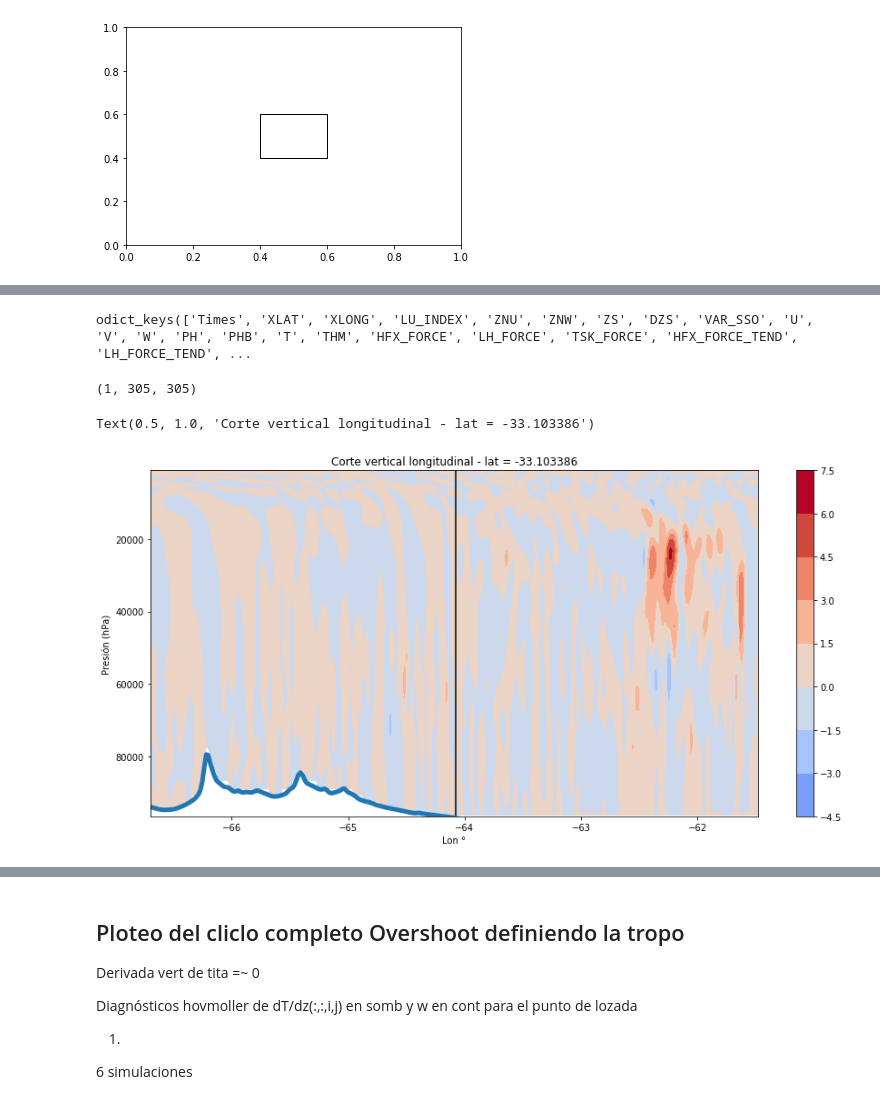
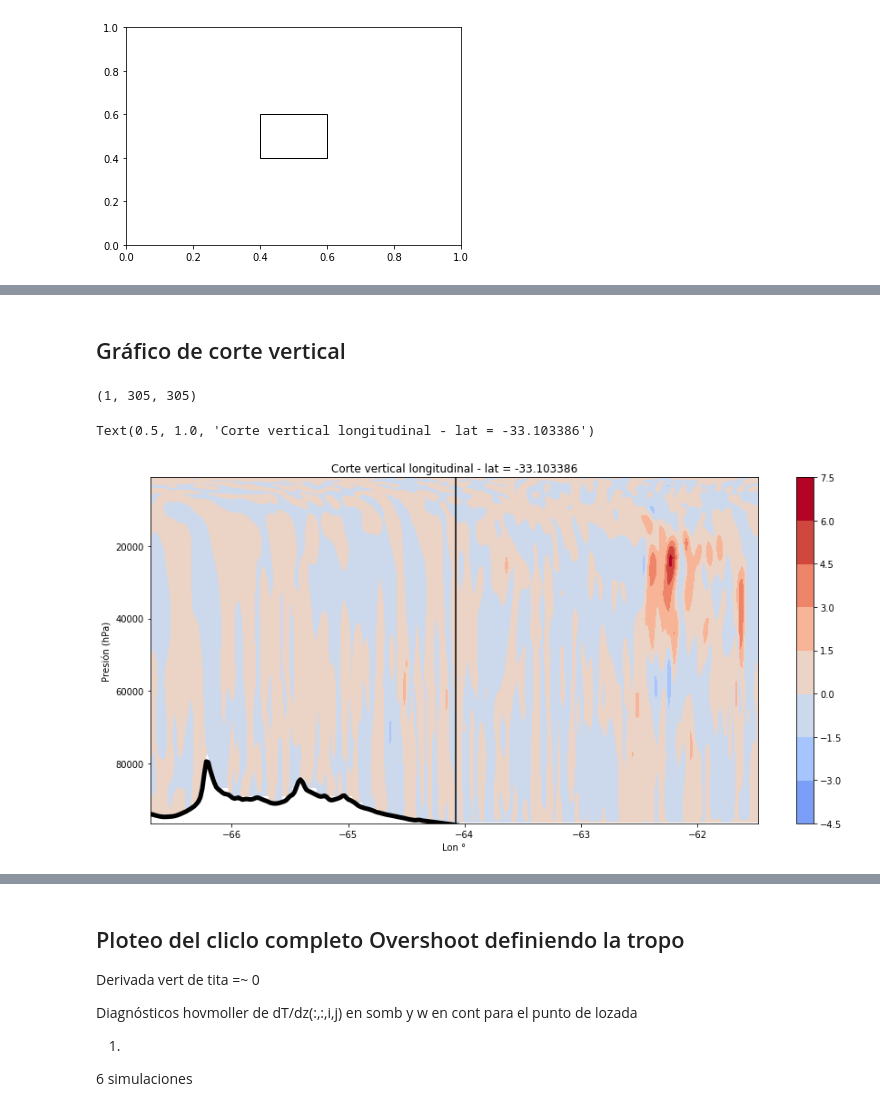
Before and after one commit to agemperador/TESIS, a Jupyter notebook: WRF_SIM.ipynb, the cells around one changed output, grey strips where cells are left out. Cells and saved outputs as stored; diff of their text form; code cells hidden in the pictures.

```diff
--- a/WRF_SIM.ipynb
+++ b/WRF_SIM.ipynb
@@ -589,7 +603,5 @@ plt.show()
-# %%
-data.variables.keys()
-# %% [output]
-odict_keys(['Times', 'XLAT', 'XLONG', 'LU_INDEX', 'ZNU', 'ZNW', 'ZS', 'DZS', 'VAR_SSO', 'U', 'V', 'W', 'PH', 'PHB', 'T', 'THM', 'HFX_FORCE', 'LH_FORCE', 'TSK_FORCE', 'HFX_FORCE_TEND', 'LH_FORCE_TEND', ...
+# %% [markdown]
+## Gráfico de corte vertical
 # %%
 #path = '../../../../media/agustin/Linux/salidas_wrf/test01/'
 #archivo ='wrfout_d02_2018-11-10_12:00:00'
@@ -623,32 +635,32 @@ t = ot[0,:,i,:] +290
 w = ow[0,:-1,i,:]
 
 topografia = np.asarray(list(map(lambda x: -1.225*9.8*x+101300 ,topo)))
 
 lon2D, press2D = np.meshgrid(lons[0,i,:], press)
 
 
 fig = plt.figure(figsize=(15,7))
 
 ax = fig.add_subplot(111)
 
 for j in range(305):
 
     w[:,j] = np.ma.array(w[:,j], mask= press2D[:,j] > topografia[0,i,j])
 
 s = ax.contourf(lon2D,press2D,w, cmap = plt.get_cmap('coolwarm'),vmax =w.max(),vmin =-w.max())
-plt.plot(lon2D[0,:],topografia[0,i,:],linewidth = 5)
+plt.plot(lon2D[0,:],topografia[0,i,:],linewidth = 5, color = 'k' )
 
 print(topografia.shape)
 plt.vlines(lozada[1],ymin=97500.,ymax=1000)
 
 plt.colorbar(s, extend ='both')
 
 plt.ylim (96600.,1000)
 plt.ylabel('Presión (hPa)')
 #plt.xlim(lozada[1]-1.,lozada[1]+1)
 plt.xlabel('Lon °')
 plt.title('Corte vertical longitudinal - lat = %f'%lats[0,i,i])
 # %% [output]
 (1, 305, 305)
 Text(0.5, 1.0, 'Corte vertical longitudinal - lat = -33.103386')
-[figure, old version]
+[figure, new version]
```
Also changed, not shown: parts of 16 cells of this notebook.
